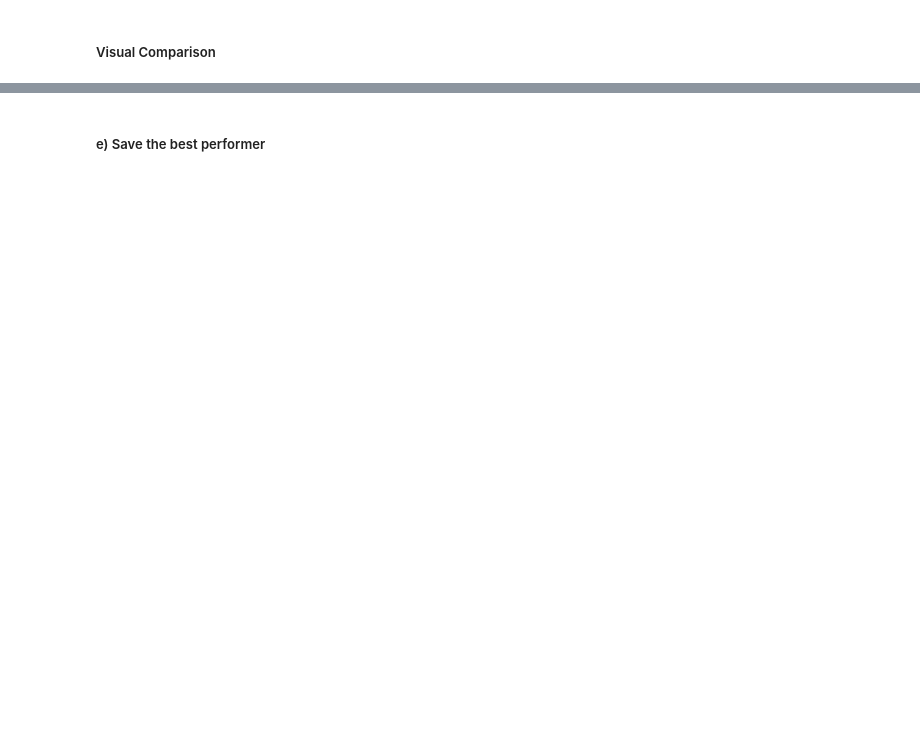
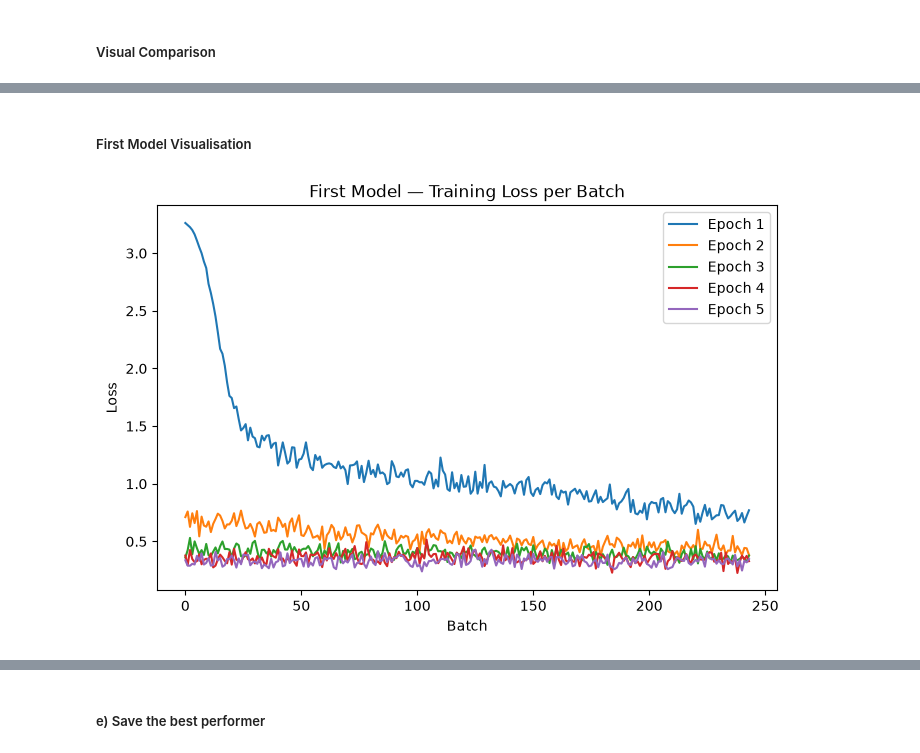
Before and after one commit to DerIltis/IAOR_SS26, a Jupyter notebook: src/final_project.ipynb, the cells around one changed output, grey strips where cells are left out. Saved outputs shown, nothing was run; the diff lists cells and outputs as text; code cells hidden in the pictures; blank space fills up the shorter version.

```diff
--- a/src/final_project.ipynb
+++ b/src/final_project.ipynb
@@ -474,0 +502,16 @@ plt.show()
+# %% [markdown]
+##### First Model Visualisation
+# %%
+simple_cnn_result = next(r for r in results if r["name"] == "pooling-at-end")
+
+plt.figure(figsize=(8, 5))
+for epoch, batch_losses in enumerate(simple_cnn_result["loss_history"]):
+    plt.plot(batch_losses, label=f"Epoch {epoch + 1}")
+
+plt.xlabel("Batch")
+plt.ylabel("Loss")
+plt.title("First Model — Training Loss per Batch")
+plt.legend()
+plt.show()
+# %% [output]
+[figure, added]
```
Also changed, not shown: parts of 14 cells of this notebook.
